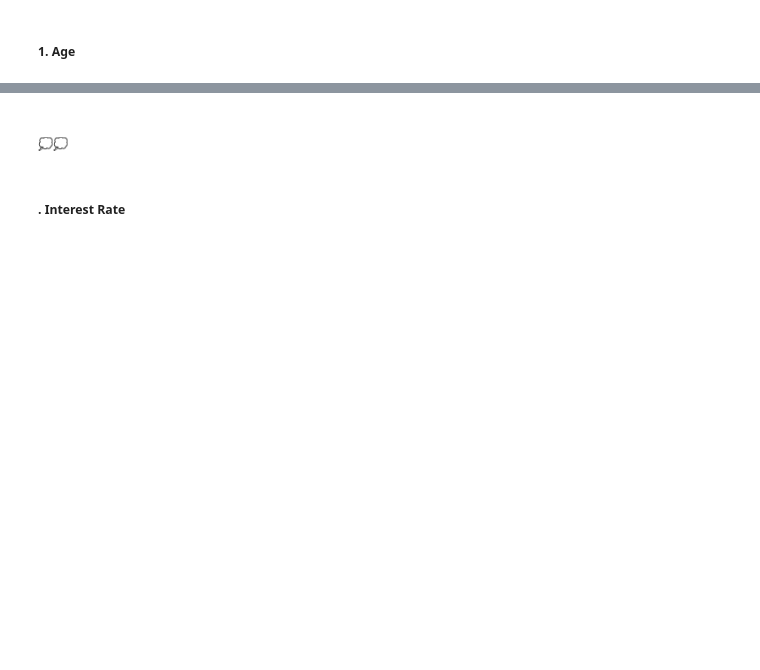
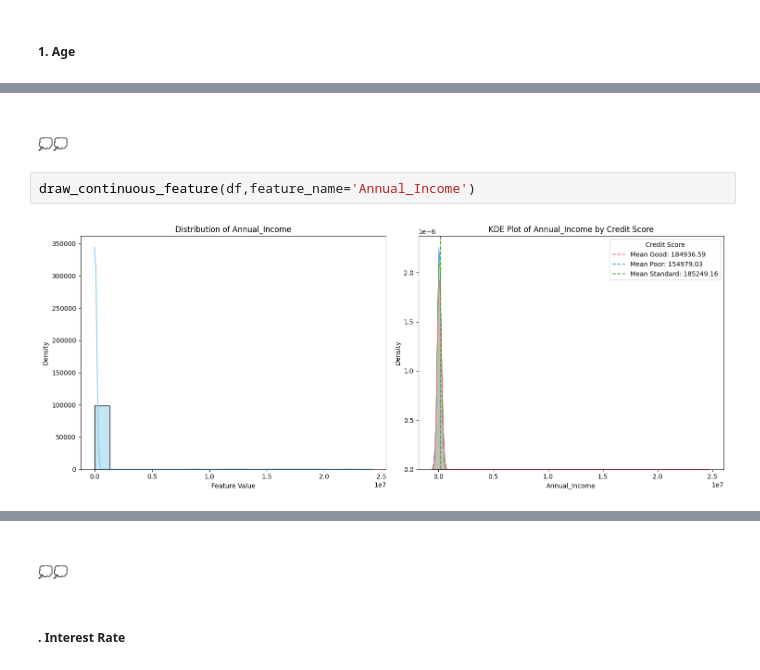
Before and after one commit to BasmaElhoseny01/Credit-Score-Classification-and-Analysis, a Jupyter notebook: src/preprocessing_visualizations.ipynb, the cells around one changed output, grey strips where cells are left out. Cells and saved outputs as stored; diff of their text form; blank space fills up the shorter version.

```diff
--- a/src/preprocessing_visualizations.ipynb
+++ b/src/preprocessing_visualizations.ipynb
@@ -230,0 +184,6 @@ dict_keys(['Age'])
+# %% [markdown]
+##### 💭💭
+# %%
+draw_continuous_feature(df,feature_name='Annual_Income')
+# %% [output]
+[figure, added]
```
Also changed, not shown: parts of 23 cells of this notebook.
